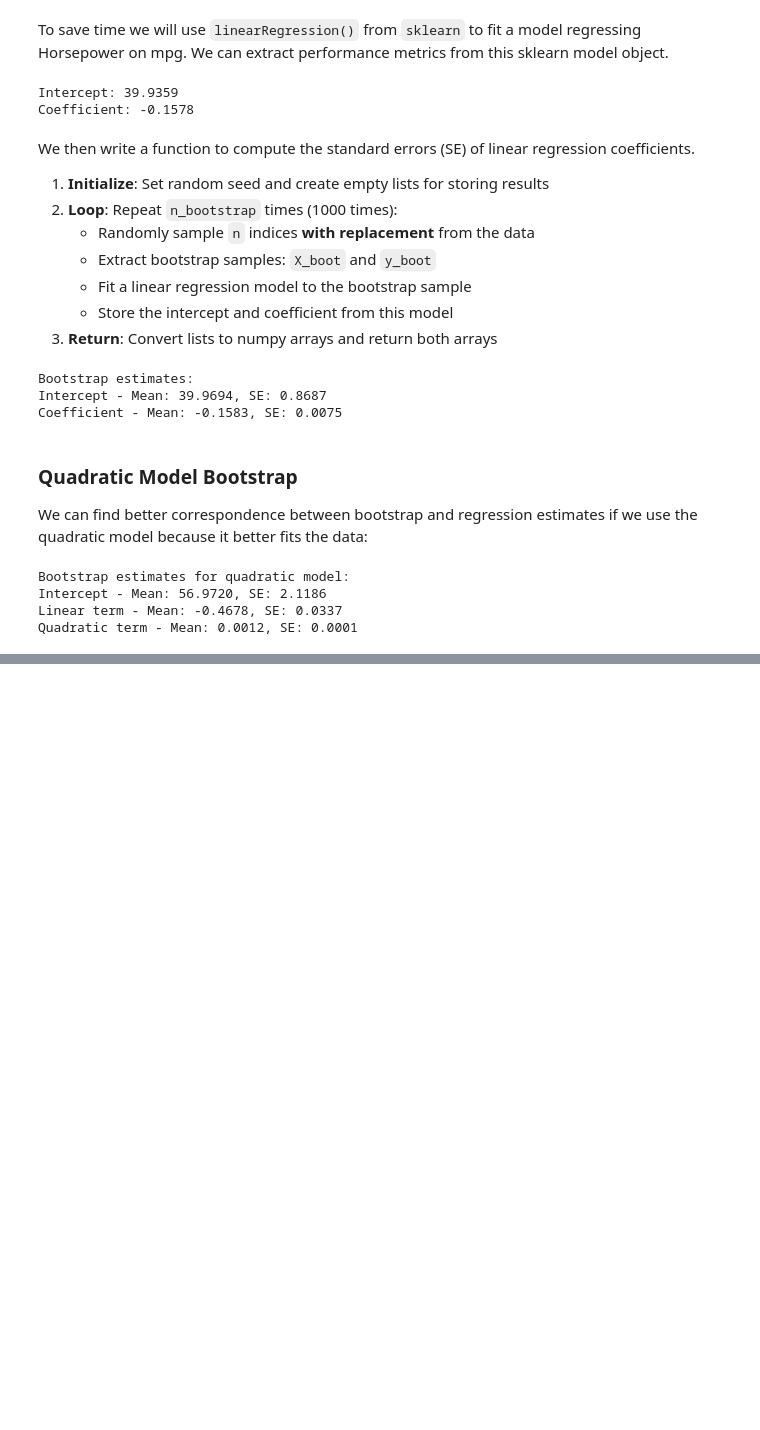
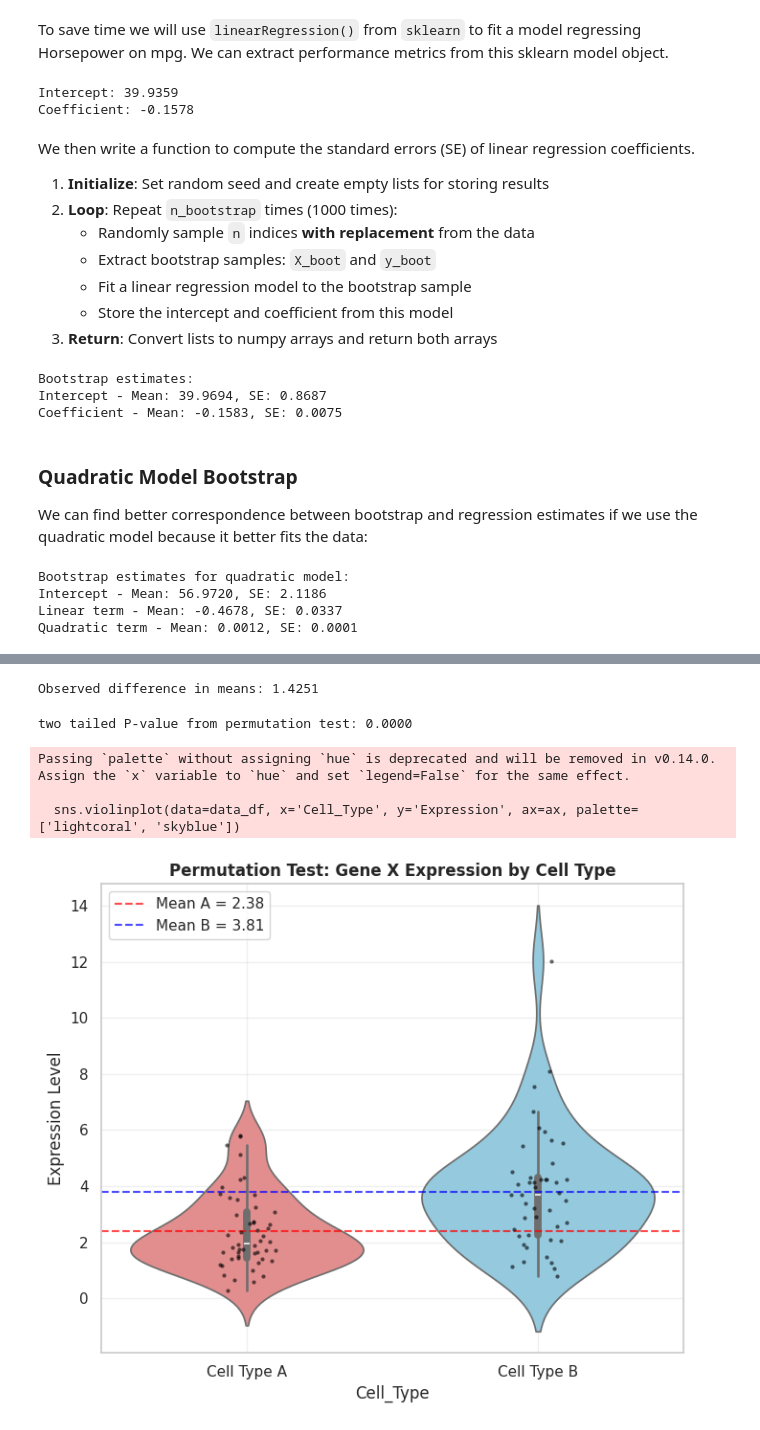
Before and after one commit to lee-t/ISL-ch5-binder, a Jupyter notebook: Ch05-revise-resample-lab.ipynb, the cells around one changed output, grey strips where cells are left out. Cells and saved outputs as stored; diff of their text form; code cells hidden in the pictures; blank space fills up the shorter version.

Commit message:
add permutation section, update req

```diff
--- a/Ch05-revise-resample-lab.ipynb
+++ b/Ch05-revise-resample-lab.ipynb
@@ -529,0 +545,75 @@ Quadratic term - Mean: 0.0012, SE: 0.0001
+# %%
+# Set random seed for reproducibility
+np.random.seed(42)
+
+# Generate synthetic data
+n_cells_A = 50
+n_cells_B = 45
+
+# Cell type A: lower expression (mean=2.5)
+#
+expression_A = np.random.gamma(shape=2, scale=1.25, size=n_cells_A)
+
+# Cell type B: higher expression (mean=4.0)
+expression_B = np.random.gamma(shape=3, scale=1.33, size=n_cells_B)
+
+# Combine data
+all_expression = np.concatenate([expression_A, expression_B])
+cell_types = ['Cell Type A'] * n_cells_A + ['Cell Type B'] * n_cells_B
+
+# Calculate observed difference in means
+
+observed_diff = np.mean(expression_B) - np.mean(expression_A)
+
+print(f"Observed difference in means: {observed_diff:.4f}")
+# %% [output]
+Observed difference in means: 1.4251
+# %%
+# Permutation test
+n_permutations = 10000
+permuted_diffs = []
+
+for i in range(n_permutations):
+    # Shuffle the cell type labels
+    shuffled_labels = np.random.permutation(cell_types)
+
+    # Calculate difference in means for shuffled data
+    group_A_shuffled = all_expression[np.array(shuffled_labels) == 'Cell Type A']
+    group_B_shuffled = all_expression[np.array(shuffled_labels) == 'Cell Type B']
+
+    diff_shuffled = np.mean(group_B_shuffled) - np.mean(group_A_shuffled)
+    permuted_diffs.append(diff_shuffled)
+
+permuted_diffs = np.array(permuted_diffs)
+
+# Calculate p-value
+p_value = np.sum(np.abs(permuted_diffs) >= np.abs(observed_diff)) / n_permutations
+print(f"two tailed P-value from permutation test: {p_value:.4f}")
+# %% [output]
+two tailed P-value from permutation test: 0.0000
+# %%
+# Figure 1: Observed expression distribution
+# data_df aggregates expression values with their cell type labels
+data_df = pd.DataFrame({
+    'Expression': all_expression,
+    'Cell_Type': cell_types
+})
+
+# fig, ax = plt.subplots creates a figure and axes for the violin plot
+fig, ax = plt.subplots(figsize=(7, 6))
+sns.violinplot(data=data_df, x='Cell_Type', y='Expression', ax=ax, palette=['lightcoral', 'skyblue'])
+sns.stripplot(data=data_df, x='Cell_Type', y='Expression', ax=ax, color='black', alpha=0.6, size=3)
+
+# ax.axhline overlays group means for comparison
+ax.axhline(np.mean(expression_A), color='red', linestyle='--', alpha=0.7, label=f"Mean A = {np.mean(expression_A):.2f}")
+ax.axhline(np.mean(expression_B), color='blue', linestyle='--', alpha=0.7, label=f"Mean B = {np.mean(expression_B):.2f}")
+ax.set_title('Permutation Test: Gene X Expression by Cell Type', fontweight='bold')
+ax.set_ylabel('Expression Level')
+ax.legend()
+ax.grid(True, alpha=0.3)
+plt.tight_layout()
+# %% [output]
+Passing `palette` without assigning `hue` is deprecated and will be removed in v0.14.0. Assign the `x` variable to `hue` and set `legend=False` for the same effect.
+
+  sns.violinplot(data=data_df, x='Cell_Type', y='Expression', ax=ax, palette=['lightcoral', 'skyblue'])
+[figure, added]
```
Also changed, not shown: parts of 7 cells of this notebook, 4 other files.
